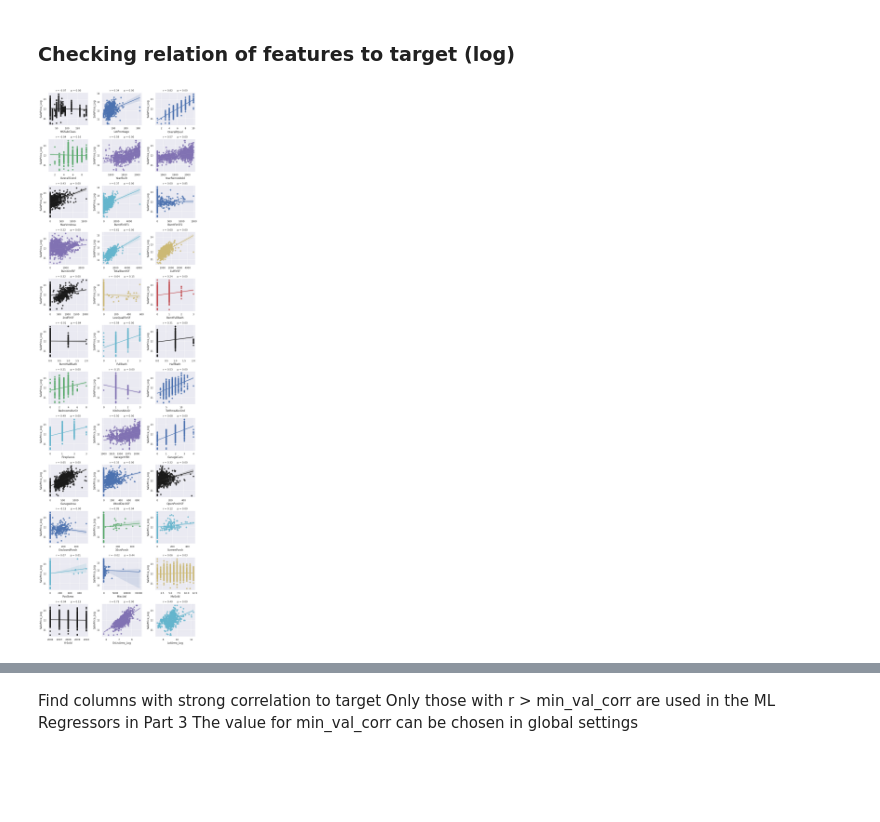
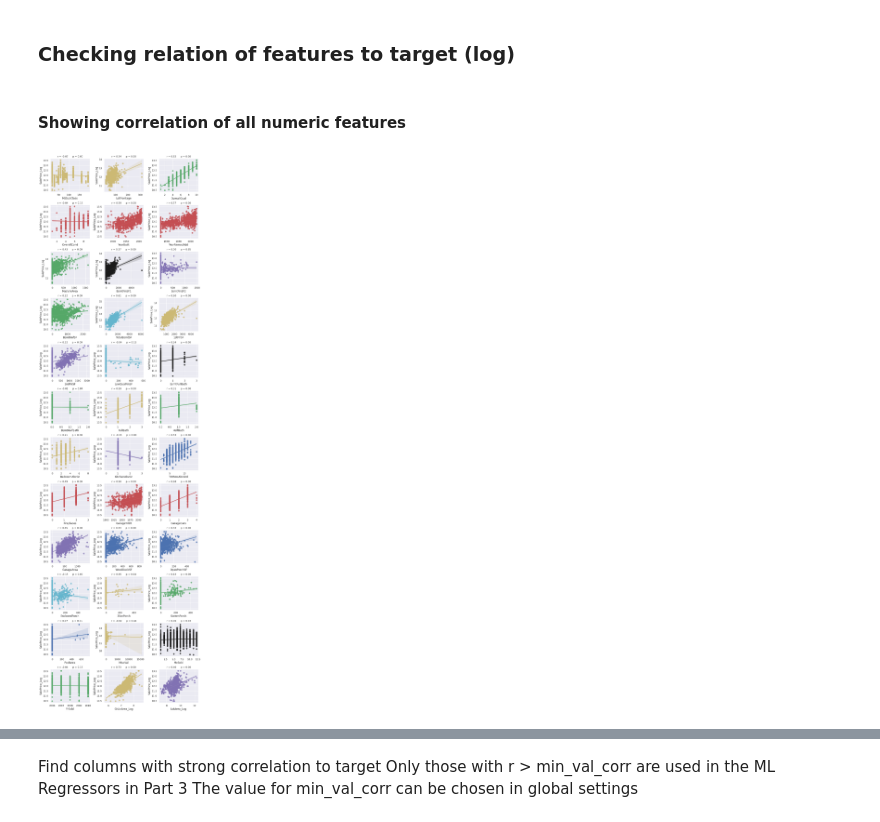
Before and after one commit to chef-danny-d/cs795-project2-spring22, a Jupyter notebook: EDA.ipynb, the cells around one changed output, grey strips where cells are left out. Saved outputs shown, nothing was run; the diff lists cells and outputs as text; code cells hidden in the pictures; blank space fills up the shorter version.

```diff
--- a/EDA.ipynb
+++ b/EDA.ipynb
@@ -342,26 +407,35 @@ plt.show()
 # %% [markdown]
 ### Checking relation of features to target (log)
+# %% [markdown]
+#### Showing correlation of all numeric features
 # %%
 nr_rows = 12
 nr_cols = 3
 
-fig, axs = plt.subplots(nr_rows, nr_cols, figsize=(nr_cols*3.5,nr_rows*3))
+fig, axs = plt.subplots(nr_rows, nr_cols, figsize=(nr_cols*3.5,nr_rows*3), constrained_layout=True)
 
 li_num_feats = list(numerical_feats)
 li_not_plot = ['Id', 'SalePrice', 'SalePrice_Log']
 li_plot_num_feats = [c for c in list(numerical_feats) if c not in li_not_plot]
 colors = ['b', 'g', 'r', 'c', 'm', 'y', 'k']
 
 for r in range(0,nr_rows):
     for c in range(0,nr_cols):
         i = r*nr_cols+c
         if i < len(li_plot_num_feats):
-            sns.regplot(df_train[li_plot_num_feats[i]], df_train[target], ax = axs[r][c], color=np.random.choice(colors))
-            stp = stats.pearsonr(df_train[li_plot_num_feats[i]], df_train[target])
+            sns.regplot(
+                df_train[li_plot_num_feats[i]],
+                df_train[target],
+                ax = axs[r][c],
+                color=np.random.choice(colors)
+            )
+            stp = stats.pearsonr(
+                df_train[li_plot_num_feats[i]],
+                df_train[target]
+            )
             str_title = "r = " + "{0:.2f}".format(stp[0]) + "      " "p = " + "{0:.2f}".format(stp[1])
             axs[r][c].set_title(str_title,fontsize=11)
 
-plt.tight_layout()
 plt.show()
 # %% [output]
-[figure, old version]
+[figure, new version]
```
Also changed, not shown: parts of 76 cells of this notebook.
